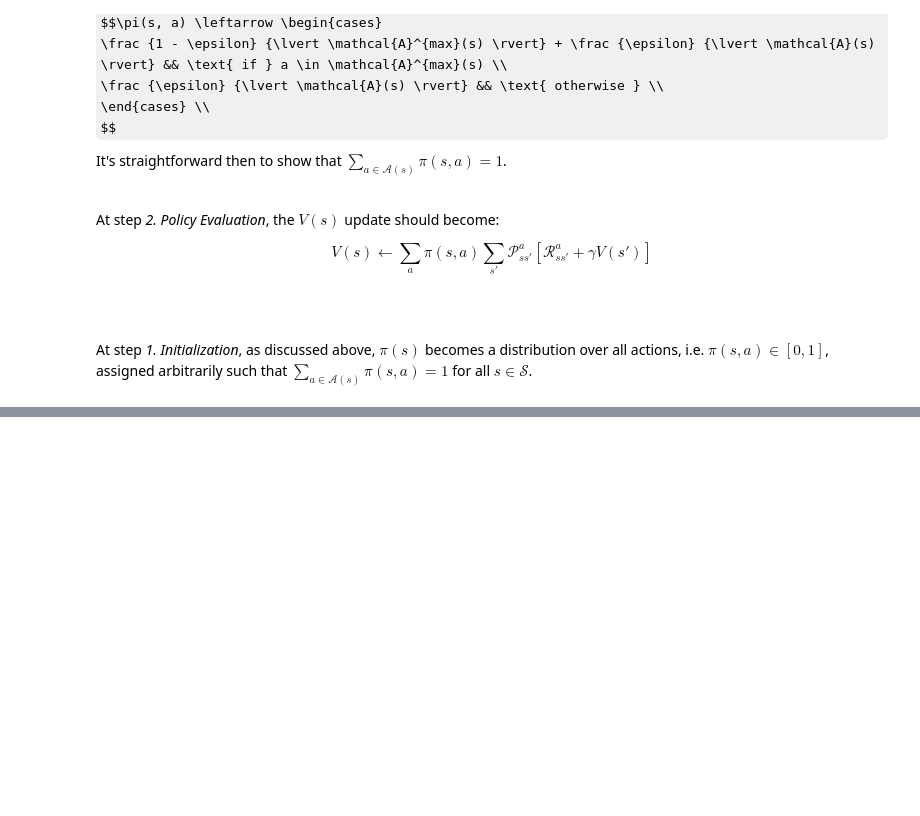
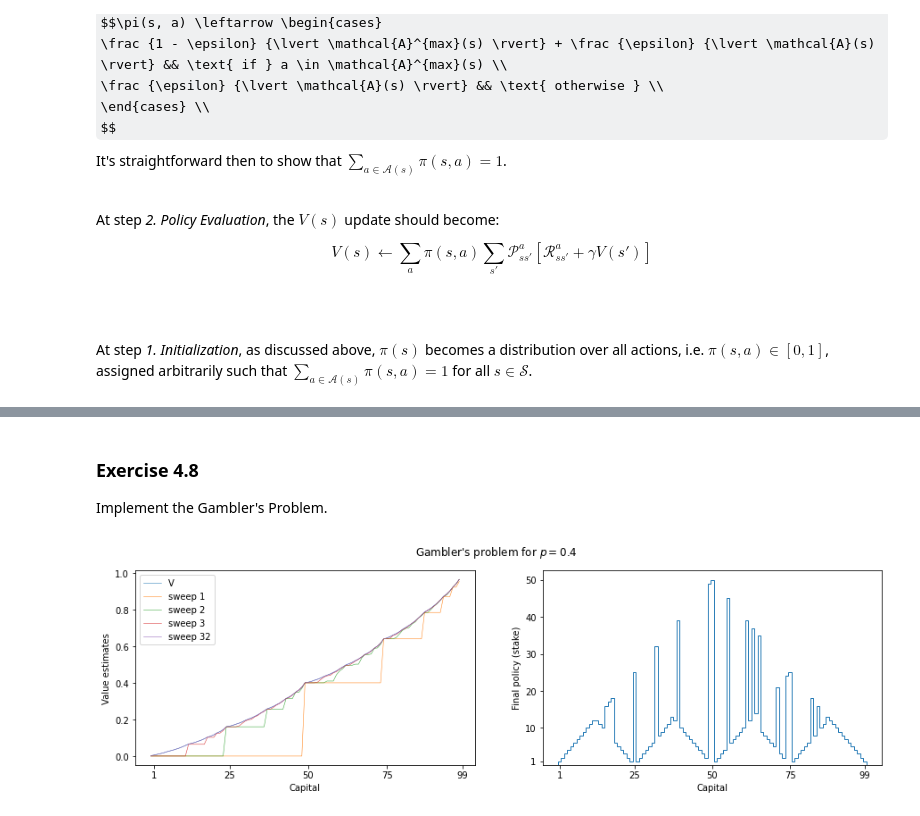
Before and after one commit to pacalab/rl_sutton_barto, a Jupyter notebook: Chapter_4/Chapter_4.ipynb, the cells around one changed output, grey strips where cells are left out. Saved outputs shown, nothing was run; the diff lists cells and outputs as text; code cells hidden in the pictures; some formulas as TeX source; blank space fills up the shorter version.

Commit message:
add exercises 4.7, 4.8, 4.9

```diff
--- a/Chapter_4/Chapter_4.ipynb
+++ b/Chapter_4/Chapter_4.ipynb
@@ -370,0 +379,3 @@ At step _1. Initialization_, as discussed above, $\pi(s)$ becomes a distribution
+# %% [markdown]
+### Exercise 4.8
+Implement the Gambler's Problem.
@@ -370,0 +455,25 @@ At step _1. Initialization_, as discussed above, $\pi(s)$ becomes a distribution
+# %%
+# Replicate Figure 4.6
+p=0.4
+V, pi, V_sweep = gambler_value_iteration(p=p)
+
+fig, ax = plt.subplots(nrows=1, ncols=2, figsize=(15, 4))
+ax[0].plot(V[1:-1], label='V', linewidth=0.5)
+for sweep in V_sweep:
+    ax[0].plot(V_sweep[sweep][1:-1], label=f'sweep {sweep}', linewidth=0.5)
+ax[0].set_xticks([1, 25, 50, 75, 99])
+ax[0].set_yticks([0, 0.2, 0.4, 0.6, 0.8, 1])
+ax[0].set_xlabel('Capital')
+ax[0].set_ylabel('Value estimates')
+ax[0].legend()
+
+ax[1].stairs(pi[1:-1], np.arange(0, 100) + 0.5)
+ax[1].set_xticks([1, 25, 50, 75, 99])
+ax[1].set_yticks([1, 10, 20, 30, 40, 50])
+ax[1].set_xlabel('Capital')
+ax[1].set_ylabel('Final policy (stake)')
+
+fig.suptitle(f"Gambler's problem for $p = {p}$")
+plt.show()
+# %% [output]
+[figure, added]
```
Also changed, not shown: parts of 8 cells of this notebook.
